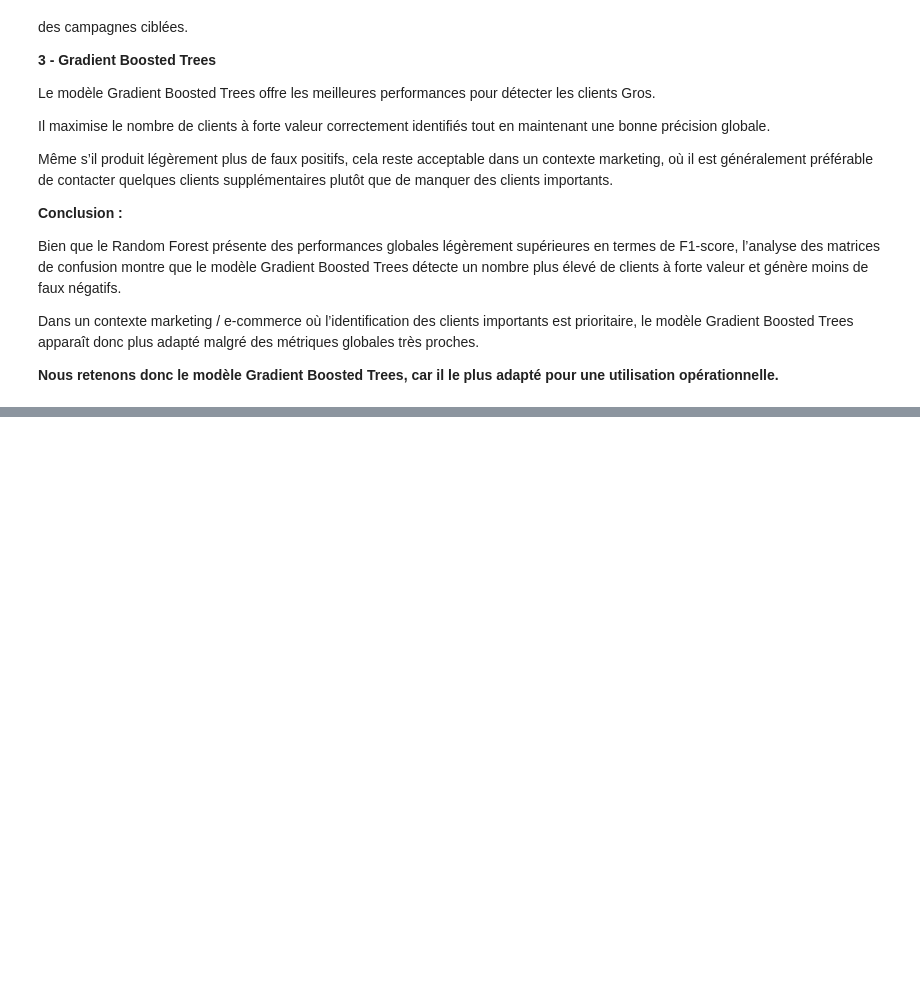
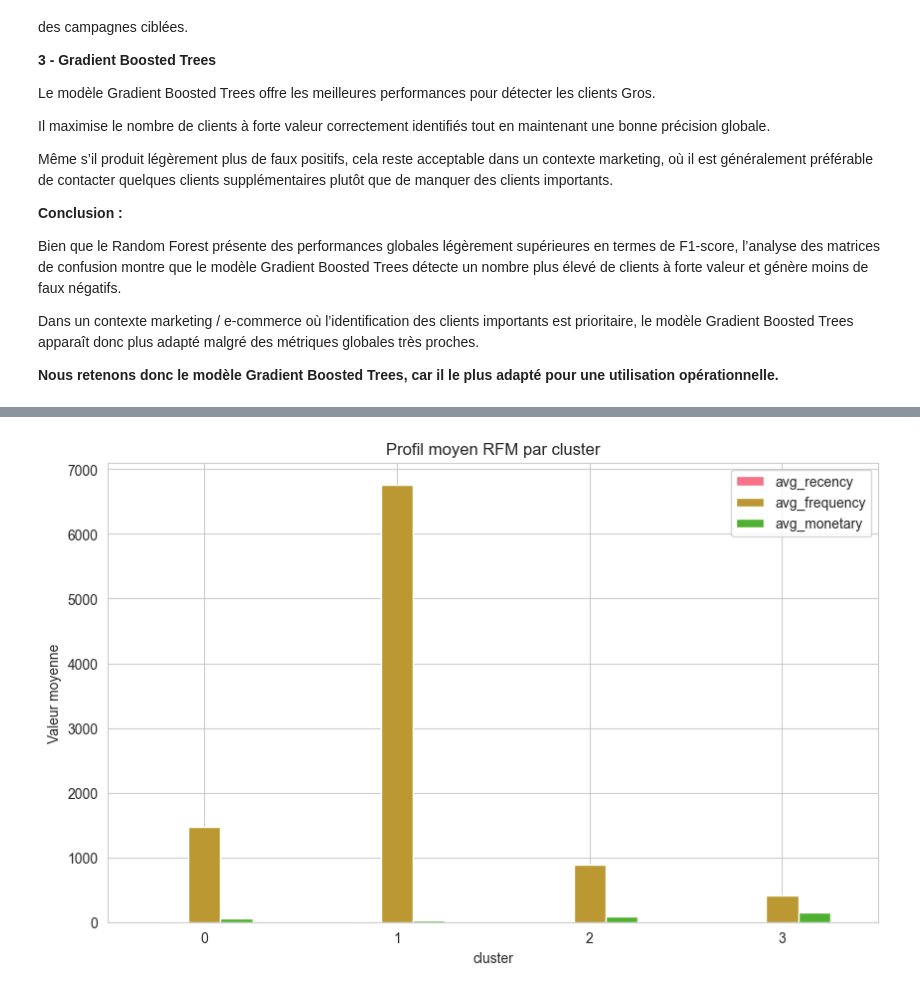
Before and after one commit to EdLac/spark-ecommerce, a Jupyter notebook: notebooks/ProjetFinal.ipynb, the cells around one changed output, grey strips where cells are left out. Cells and saved outputs as stored; diff of their text form; code cells hidden in the pictures; blank space fills up the shorter version.

```diff
--- a/notebooks/ProjetFinal.ipynb
+++ b/notebooks/ProjetFinal.ipynb
@@ -1750,0 +1751,22 @@ Dans un contexte marketing / e-commerce où l’identification des clients impor
+# %%
+cluster_profile = rfm_clustered.groupBy("cluster").agg(
+    {"Recency": "avg",
+     "Frequency": "avg",
+     "Monetary": "avg"}
+).toPandas()
+
+cluster_profile.columns = ["cluster", "avg_monetary", "avg_frequency", "avg_recency"]
+
+cluster_profile = cluster_profile.sort_values("cluster")
+
+cluster_profile.set_index("cluster")[["avg_recency","avg_frequency","avg_monetary"]].plot(
+    kind="bar",
+    figsize=(10,6)
+)
+
+plt.title("Profil moyen RFM par cluster")
+plt.ylabel("Valeur moyenne")
+plt.xticks(rotation=0)
+plt.show()
+# %% [output]
+[figure, added]
```
Also changed, not shown: parts of 56 cells of this notebook.
